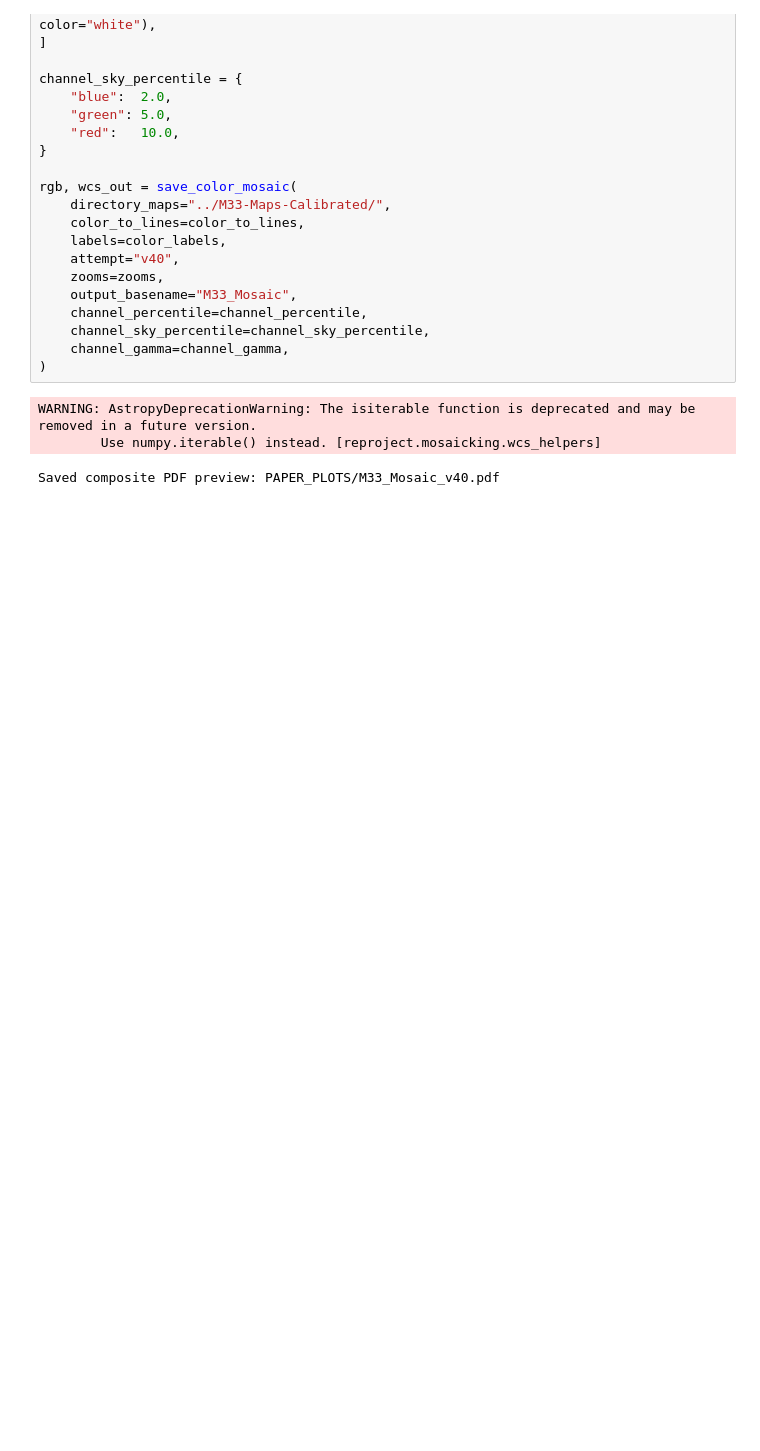
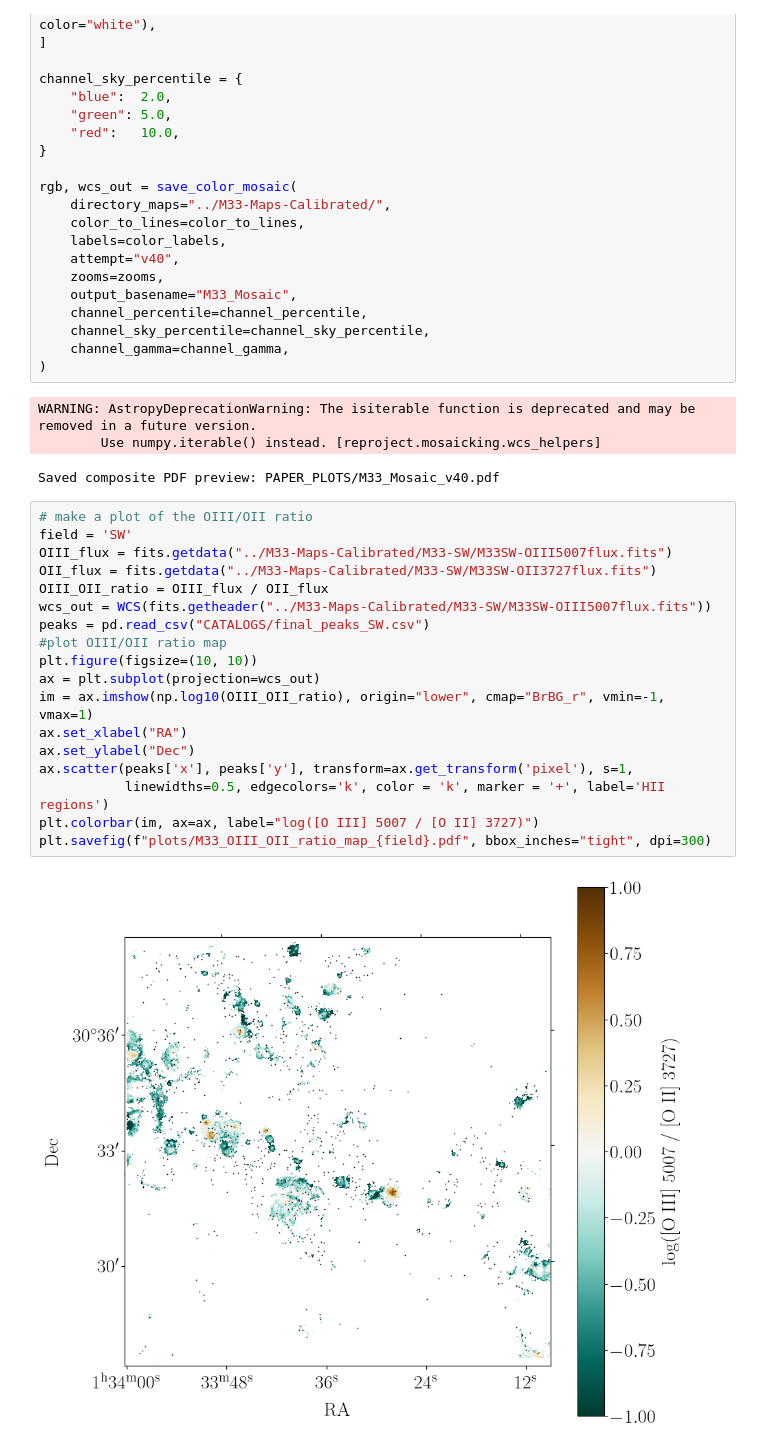
Before and after one commit to emmajarvis/M33-HII-region-catalog, a Jupyter notebook: 1_plot_maps.ipynb, the cells around one changed output. Cells and saved outputs as stored; diff of their text form; blank space fills up the shorter version.

Commit message:
added more plots in notebook 8

```diff
--- a/1_plot_maps.ipynb
+++ b/1_plot_maps.ipynb
@@ -417,3 +418,23 @@ rgb, wcs_out = save_color_mosaic(
 WARNING: AstropyDeprecationWarning: The isiterable function is deprecated and may be removed in a future version.
         Use numpy.iterable() instead. [reproject.mosaicking.wcs_helpers]
 Saved composite PDF preview: PAPER_PLOTS/M33_Mosaic_v40.pdf
+# %%
+# make a plot of the OIII/OII ratio
+field = 'SW'
+OIII_flux = fits.getdata("../M33-Maps-Calibrated/M33-SW/M33SW-OIII5007flux.fits")
+OII_flux = fits.getdata("../M33-Maps-Calibrated/M33-SW/M33SW-OII3727flux.fits")
+OIII_OII_ratio = OIII_flux / OII_flux
+wcs_out = WCS(fits.getheader("../M33-Maps-Calibrated/M33-SW/M33SW-OIII5007flux.fits"))
+peaks = pd.read_csv("CATALOGS/final_peaks_SW.csv")
+#plot OIII/OII ratio map
+plt.figure(figsize=(10, 10))
+ax = plt.subplot(projection=wcs_out)
+im = ax.imshow(np.log10(OIII_OII_ratio), origin="lower", cmap="BrBG_r", vmin=-1, vmax=1)
+ax.set_xlabel("RA")
+ax.set_ylabel("Dec")
+ax.scatter(peaks['x'], peaks['y'], transform=ax.get_transform('pixel'), s=1,
+           linewidths=0.5, edgecolors='k', color = 'k', marker = '+', label='HII regions')
+plt.colorbar(im, ax=ax, label="log([O III] 5007 / [O II] 3727)")
+plt.savefig(f"plots/M33_OIII_OII_ratio_map_{field}.pdf", bbox_inches="tight", dpi=300)
+# %% [output]
+[figure, added]
```
Also changed, not shown: parts of 15 cells of this notebook, 31 other files.
